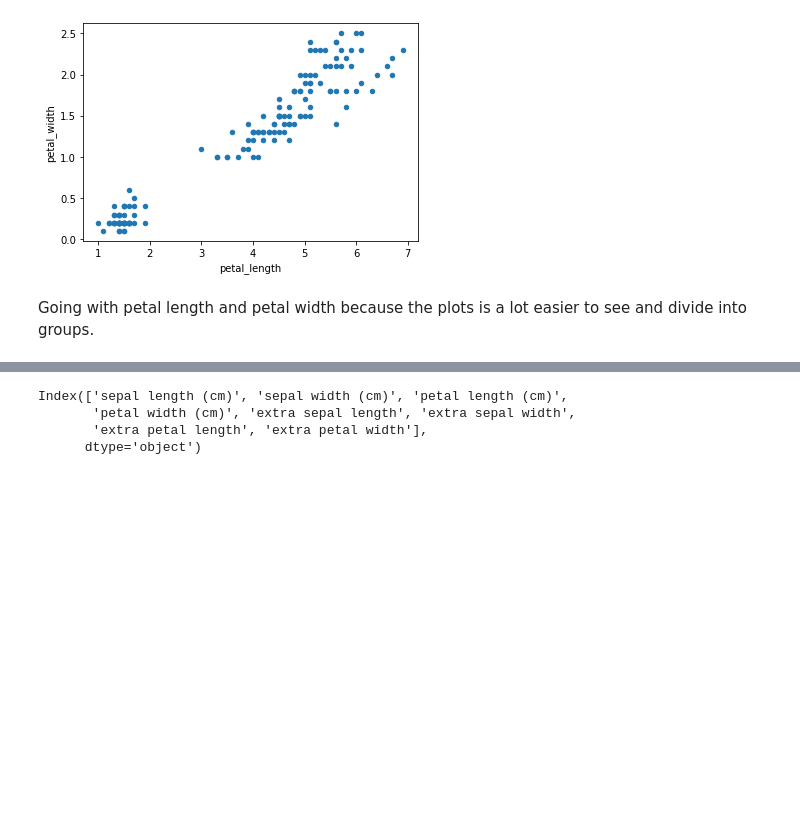
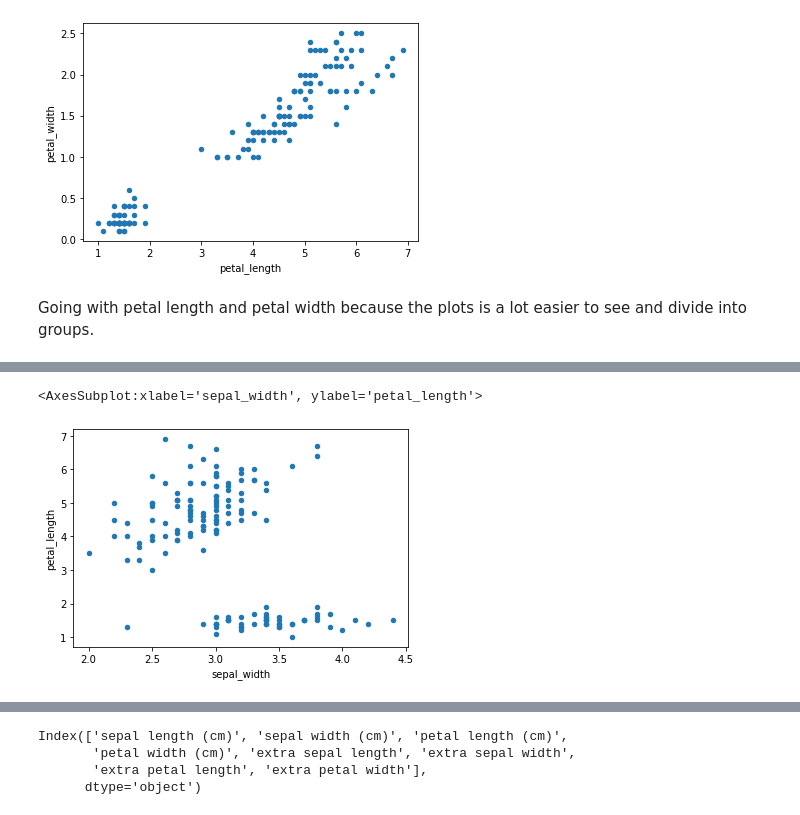
Before and after one commit to emcy90/jupyteredu, a Jupyter notebook: för_efternamn_inlämning2.ipynb, the cells around one changed output, grey strips where cells are left out. Saved outputs shown, nothing was run; the diff lists cells and outputs as text; code cells hidden in the pictures; blank space fills up the shorter version.

```diff
--- a/för_efternamn_inlämning2.ipynb
+++ b/för_efternamn_inlämning2.ipynb
@@ -74,0 +98,6 @@ plt.scatter(x=temp_iris["petal_length"], y=temp_iris["petal_width"], c=temp_iris
+# %%
+# sepal width and petal length plot
+iris_data.plot(kind="scatter", x="sepal_width", y="petal_length")
+# %% [output]
+<AxesSubplot:xlabel='sepal_width', ylabel='petal_length'>
+[figure, added]
```
Also changed, not shown: parts of 12 cells of this notebook.
